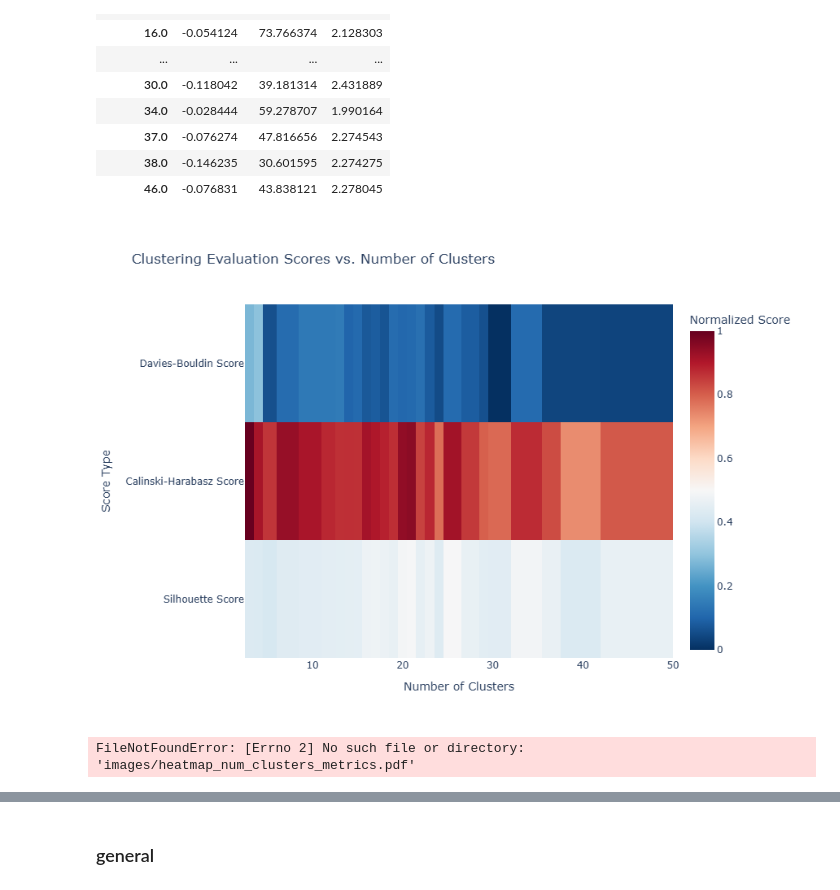
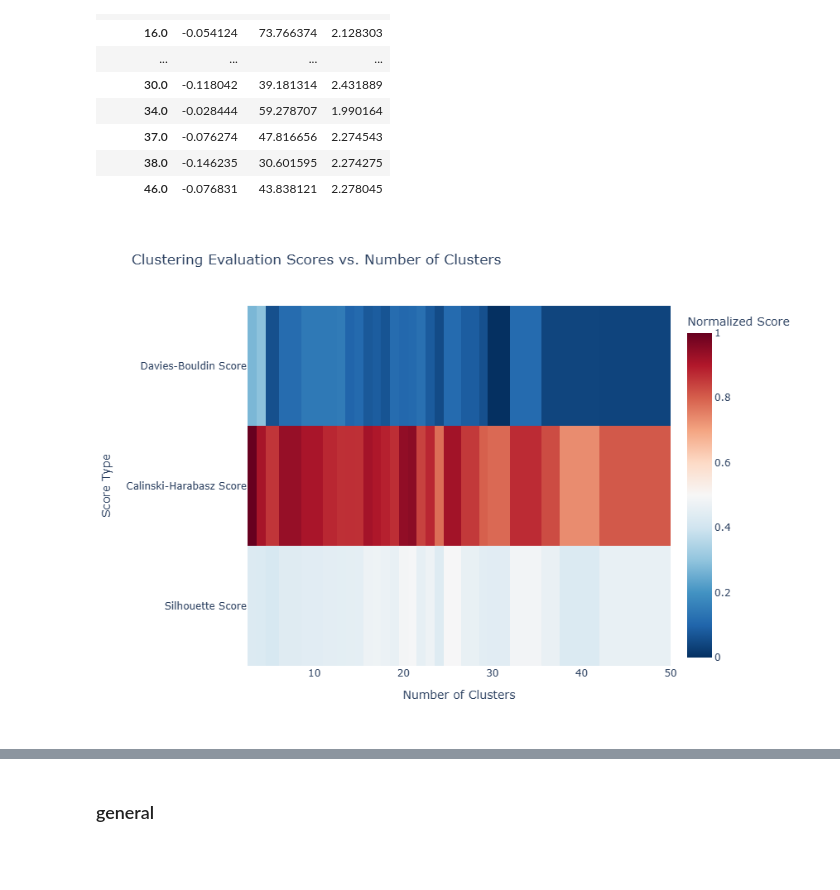
Before and after one commit to rachelicr/mat-basometro, a Jupyter notebook: mattree_basometro.ipynb, the cells around one changed output, grey strips where cells are left out. Cells and saved outputs as stored; diff of their text form; code cells hidden in the pictures; blank space fills up the shorter version.

Commit message:
Clean run through with images dir added

```diff
--- a/mattree_basometro.ipynb
+++ b/mattree_basometro.ipynb
@@ -1638,35 +1638,35 @@ def plot_clustering_scores_heatmap(df_scores):
         z=heatmap_data.values,
         x=heatmap_data.columns,
         y=heatmap_data.index,
         colorscale='RdBu_r',  # Red-Blue reversed colorscale
         colorbar=dict(title='Normalized Score'),
         hovertemplate='Score Type: %{y}<br>Number of Clusters: %{x}<br>Normalized Score: %{z:.2f}<extra></extra>'
     ))
 
     fig.update_layout(
         title='Clustering Evaluation Scores vs. Number of Clusters',
         xaxis_title='Number of Clusters',
         yaxis_title='Score Type',
         yaxis=dict(tickmode='array', tickvals=score_order, ticktext=['Silhouette Score', 'Calinski-Harabasz Score', 'Davies-Bouldin Score']),
         width=1200,
         height=600
     )
 
     fig.show()
+    os.makedirs(f'images', exist_ok=True)
     fig.write_image("images/heatmap_num_clusters_metrics.pdf")
 
 
 # Load the evaluation data
 clustering_scores_pd = pd.read_csv("./preprocessing/governments_clustering_evaluation.csv")
 
 # Filter for a specific government if needed (optional)
 # filtered_scores = clustering_scores_pd[clustering_scores_pd['governo'] == 'Bolsonaro_1']
 
 # Plot the heatmap
 plot_clustering_scores_heatmap(clustering_scores_pd)
 # %% [output]
-[figure, old version]
+[figure, new version]
-FileNotFoundError: [Errno 2] No such file or directory: 'images/heatmap_num_clusters_metrics.pdf'
 # %%
 def create_heatmap_v2(scores_pd):
   # Agrupar os dados por número de clusters e calcular a média dos scores
```
Also changed, not shown: parts of 22 cells of this notebook.
